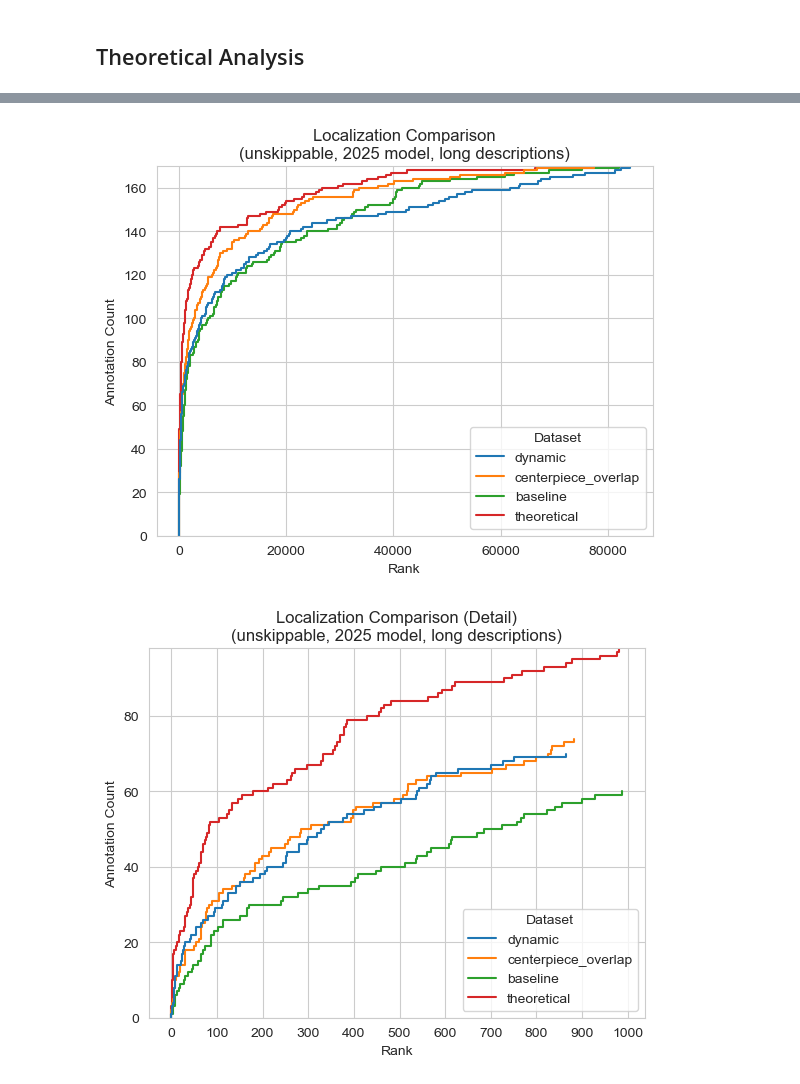
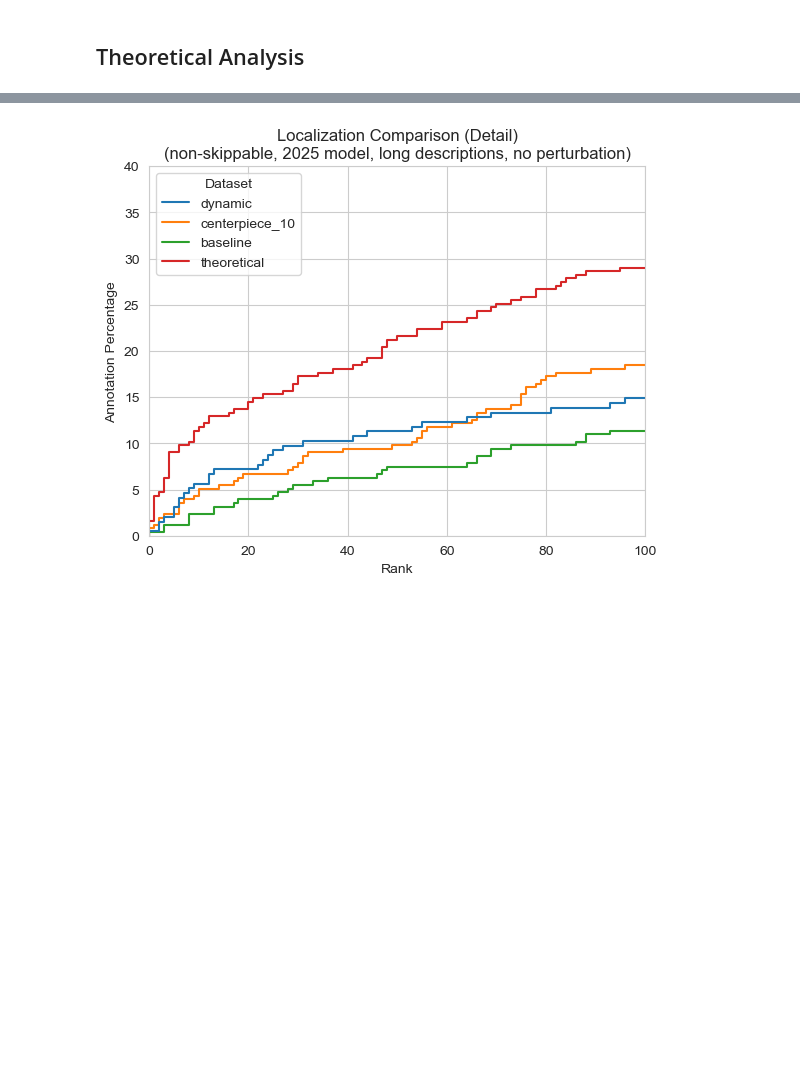
Before and after one commit to eceltov/V3Project, a Jupyter notebook: report.ipynb, the cells around one changed output, grey strips where cells are left out. Saved outputs shown, nothing was run; the diff lists cells and outputs as text; code cells hidden in the pictures; blank space fills up the shorter version.

```diff
--- a/report.ipynb
+++ b/report.ipynb
@@ -160,7 +178,7 @@ ranks_short = static.drop("rank_long", axis=1).rename(columns={"rank_short": "ra
 ranks_short.insert(5, "description_kind", ["short"] * static.shape[0])
 merged_ranks = pd.concat([ranks_short, ranks_long])
 
-def get_filtered_ranks(skippable: bool = None, kind: str = None, model_year: int = None, description_kind: str = None):
+def get_filtered_ranks(skippable: bool = None, kind: str = None, model_year: int = None, description_kind: str = None, pertubation_factor: float = None):
   selected_filters = []
   if skippable != None:
     selected_filters.append(merged_ranks["skippable"] == skippable)
@@ -170,6 +188,8 @@ def get_filtered_ranks(skippable: bool = None, kind: str = None, model_year: int
     selected_filters.append(merged_ranks["model_year"] == model_year)
   if description_kind != None:
     selected_filters.append(merged_ranks["description_kind"] == description_kind)
+  if pertubation_factor != None:
+    selected_filters.append((merged_ranks["pertubation_factor"] > pertubation_factor - 0.001) & (merged_ranks["pertubation_factor"] < pertubation_factor + 0.001))
 
   if len(selected_filters) == 0:
     return merged_ranks
@@ -376,66 +396,37 @@ g = g.set_title("Ranks Based on Description Length and Model Year (Detail)\n(uns
 # %%
-filtered_static = get_filtered_ranks(skippable=False, model_year=2025, description_kind="long", kind="centerpiece_overlap")
+filtered_static = get_filtered_ranks(skippable=False, model_year=2025, description_kind="long", kind="centerpiece_10", pertubation_factor=0)
 filtered_baseline = get_filtered_ranks(skippable=False, model_year=2025, description_kind="long", kind="whole")
 filtered_optimal = get_filtered_ranks_optimal(skippable=False, model_year=2025, description_kind="long", box_enlargements=0)
 
 #TODO: change once there is more dynamic data
 filtered_dynamic = dynamic
 
 # remove rows from the @filtered_dataset so that it matches the @filtered_optimal dataset
 def confine_to_annotation_ids(filtered_dataset, filtered_optimal):
   # not all authors were processed
   unique_authors = filtered_optimal["author"].unique()
   filtered_dataset = filtered_dataset[filtered_dataset["author"].isin(unique_authors)]
 
   dataset_fragments = []
   for author in unique_authors:
     dataset_fragment = filtered_dataset[filtered_dataset["author"] == author]
     optimal_fragment = filtered_optimal[filtered_optimal["author"] == author]
     ids = optimal_fragment["annotation_id"]
     dataset_fragment = dataset_fragment[dataset_fragment["annotation_id"].isin(ids)]
     dataset_fragments.append(dataset_fragment)
   return pd.concat(dataset_fragments)
 
 filtered_static = confine_to_annotation_ids(filtered_static, filtered_optimal)
 filtered_baseline = confine_to_annotation_ids(filtered_baseline, filtered_optimal)
 filtered_dynamic = confine_to_annotation_ids(filtered_dynamic, filtered_optimal)
 
 # join them together
-filtered_static.insert(0, "dataset", ["centerpiece_overlap"] * filtered_static.shape[0])
+filtered_static.insert(0, "dataset", ["centerpiece_10"] * filtered_static.shape[0])
 filtered_baseline.insert(0, "dataset", ["baseline"] * filtered_baseline.shape[0])
 filtered_optimal.insert(0, "dataset", ["theoretical"] * filtered_optimal.shape[0])
 filtered_dynamic.insert(0, "dataset", ["dynamic"] * filtered_dynamic.shape[0])
 filtered = pd.concat([filtered_dynamic, filtered_static, filtered_baseline, filtered_optimal])
 
-fig, ax = plt.subplots()
-ax.set_xlabel("Rank")
-ax.set_ylabel("Annotation Count")
-hue = filtered[["dataset"]].apply(lambda row: f"{row.dataset}", axis=1)
-hue.name = "Dataset"
-g = sns.ecdfplot(data=filtered, x="rank", hue=hue, stat="count")
-g = g.set_title("Localization Comparison\n(unskippable, 2025 model, long descriptions)")
-plt.show()
-
-
-fig, ax = plt.subplots()
-ax.set_xlabel("Rank")
-ax.set_ylabel("Annotation Count")
-filtered_top_1000 = filtered[filtered["rank"] < 1000]
-hue = filtered_top_1000[["dataset"]].apply(lambda row: f"{row.dataset}", axis=1)
-hue.name = "Dataset"
-g = sns.ecdfplot(data=filtered_top_1000, x="rank", hue=hue, stat="count")
-g.xaxis.set_major_locator(ticker.MultipleLocator(100))
-g = g.set_title("Localization Comparison (Detail)\n(unskippable, 2025 model, long descriptions)")
-
-fig, ax = plt.subplots()
-ax.set_xlabel("Rank")
-ax.set_ylabel("Annotation Count")
-filtered_top_100 = filtered[filtered["rank"] < 100]
-hue = filtered_top_100[["dataset"]].apply(lambda row: f"{row.dataset}", axis=1)
-hue.name = "Dataset"
-g = sns.ecdfplot(data=filtered_top_100, x="rank", hue=hue, stat="count")
-g.xaxis.set_major_locator(ticker.MultipleLocator(100))
-g = g.set_title("Localization Comparison (Detail)\n(unskippable, 2025 model, long descriptions)")
+plot_cumulative("Localization Comparison (Detail)\n(non-skippable, 2025 model, long descriptions, no perturbation)", filtered)
 # %% [output]
-[figure, old version]
+[figure, new version]
-[figure, removed]
```
Also changed, not shown: parts of 26 cells of this notebook.
